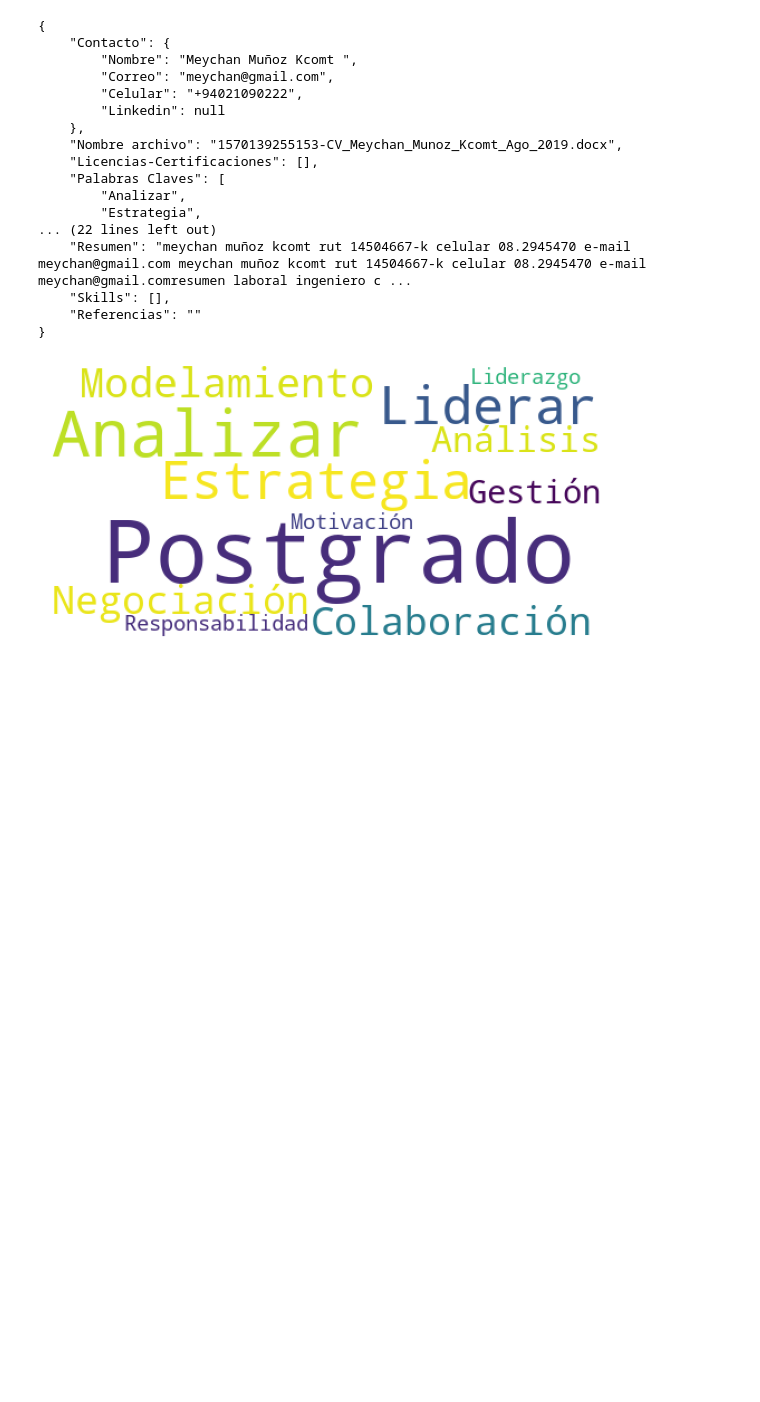
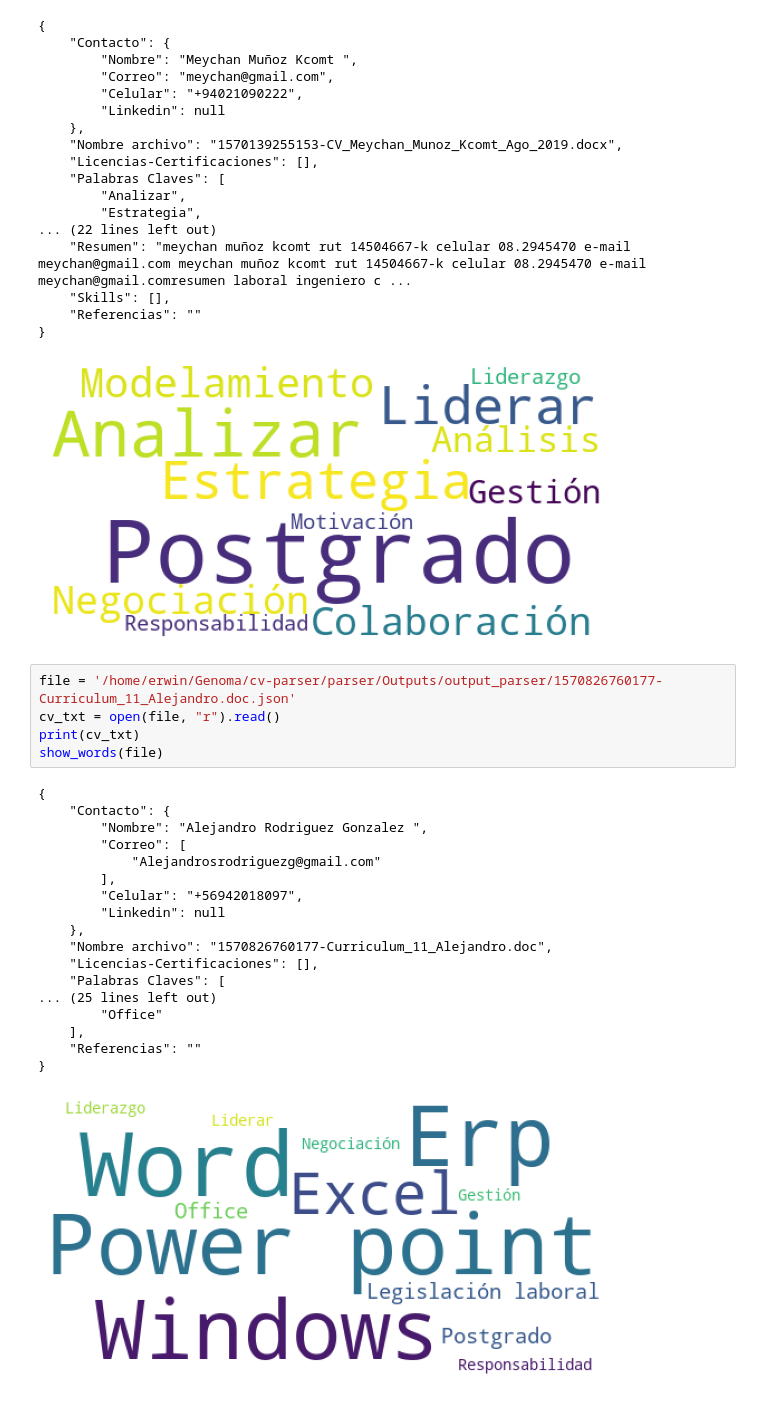
Before and after one commit to TamaraCucumides/cv-parser, a Jupyter notebook: Desarrollo/Muestra_cv_parseados.ipynb, the cells around one changed output. Drawn from its saved outputs; the diff is of its cells as text; blank space fills up the shorter version.

```diff
--- a/Desarrollo/Muestra_cv_parseados.ipynb
+++ b/Desarrollo/Muestra_cv_parseados.ipynb
@@ -283,3 +283,27 @@ show_words(file)
     "Referencias": ""
 }
 [figure]
+# %%
+file = '/home/erwin/Genoma/cv-parser/parser/Outputs/output_parser/1570826760177-Curriculum_11_Alejandro.doc.json'
+cv_txt = open(file, "r").read()
+print(cv_txt)
+show_words(file)
+# %% [output]
+{
+    "Contacto": {
+        "Nombre": "Alejandro Rodriguez Gonzalez ",
+        "Correo": [
+            "Alejandrosrodriguezg@gmail.com"
+        ],
+        "Celular": "+56942018097",
+        "Linkedin": null
+    },
+    "Nombre archivo": "1570826760177-Curriculum_11_Alejandro.doc",
+    "Licencias-Certificaciones": [],
+    "Palabras Claves": [
+... (25 lines left out)
+        "Office"
+    ],
+    "Referencias": ""
+}
+[figure, added]
```
Also changed, not shown: parts of 4 cells of this notebook, 4 other files.
